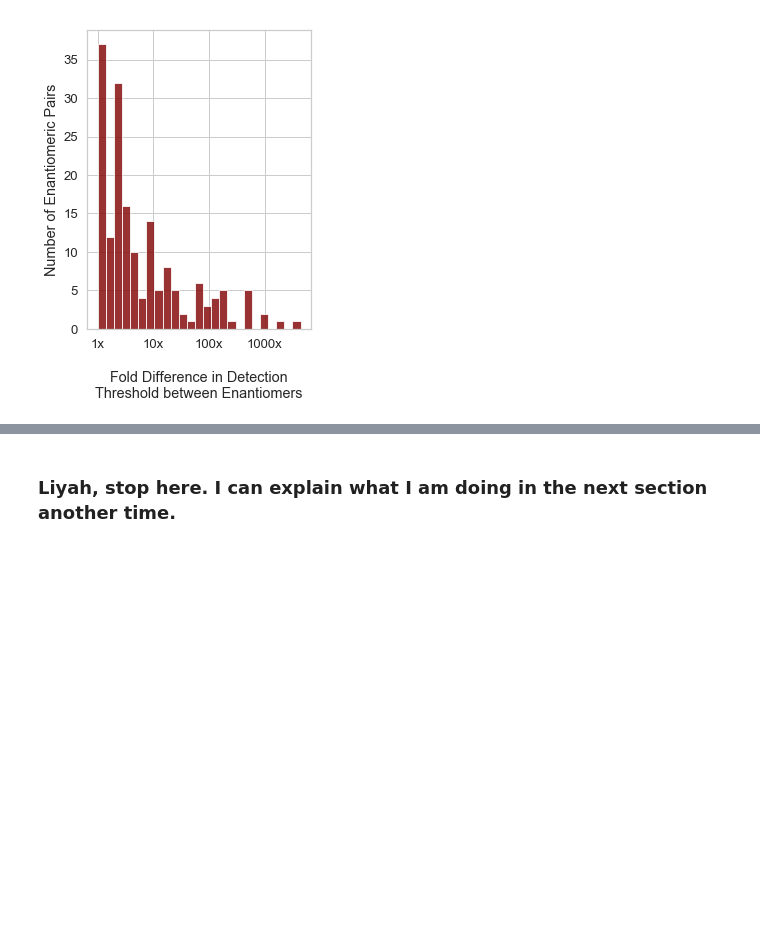
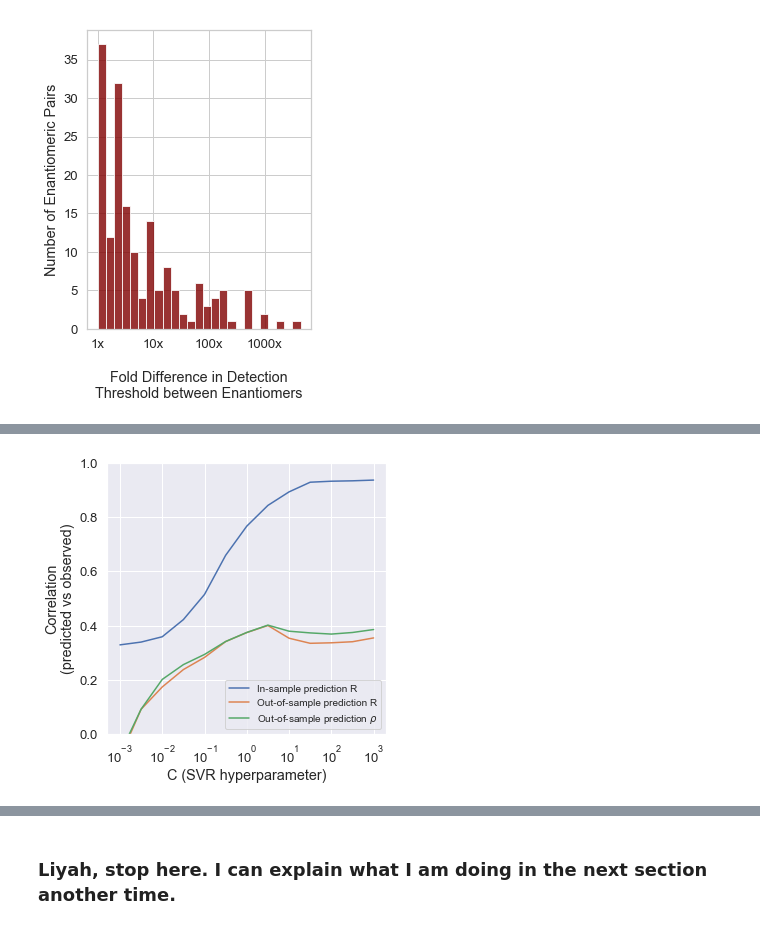
Before and after one commit to rgerkin/enantiomerlist, a Jupyter notebook: OdorantModel.ipynb, the cells around one changed output, grey strips where cells are left out. Saved outputs shown, nothing was run; the diff lists cells and outputs as text; code cells hidden in the pictures; blank space fills up the shorter version.

```diff
--- a/OdorantModel.ipynb
+++ b/OdorantModel.ipynb
@@ -232,0 +281,10 @@ plt.legend(fontsize=10)
+# %%
+x_morgan = morgan_data[finite_morgan]
+x_morgan = x_morgan[y_morgan < 10]
+y_morgan = morgan_data["log_abs"]
+y_morgan = y_morgan[y_morgan < 10]
+Xn_morgan = pd.DataFrame(StandardScaler().fit_transform(x_morgan), index=x_morgan.index, columns=x_morgan.columns)
+# %%
+create_model(Xn_morgan, y_morgan)
+# %% [output]
+[figure, added]
```
Also changed, not shown: parts of 23 cells of this notebook, 1 other file.
